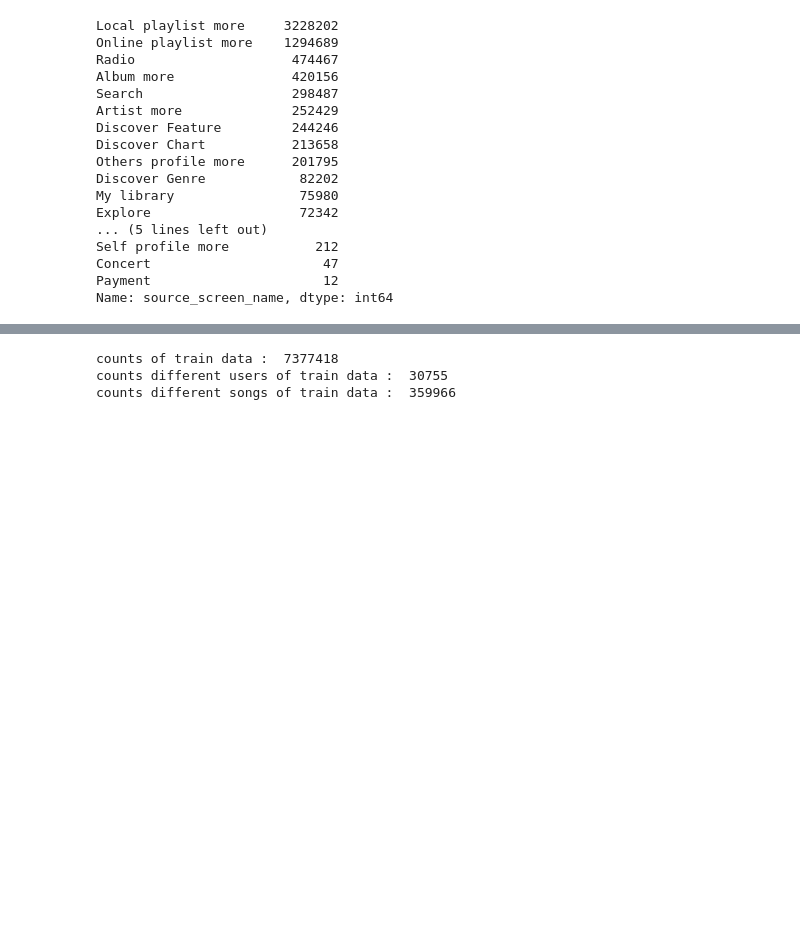
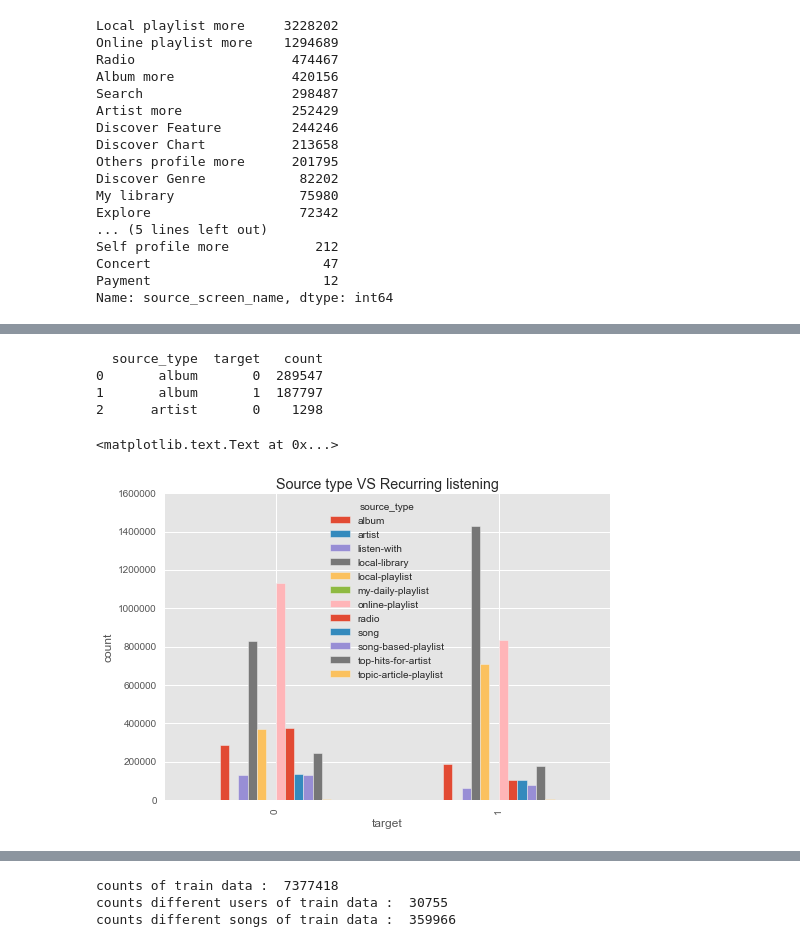
Before and after one commit to yennanliu/KKBox_Music_Recommendation, a Jupyter notebook: notebook/KKBox_Recommend_EDA.ipynb, the cells around one changed output, grey strips where cells are left out. Saved outputs shown, nothing was run; the diff lists cells and outputs as text; code cells hidden in the pictures; blank space fills up the shorter version.

```diff
--- a/notebook/KKBox_Recommend_EDA.ipynb
+++ b/notebook/KKBox_Recommend_EDA.ipynb
@@ -468,0 +582,22 @@ df_train.head(3)
+# %%
+source_type_target=df_train.groupby(['source_type','target'])\
+                          .count()\
+                          .reset_index()[['source_type','target','msno']]
+
+source_type_target.columns = ['source_type','target','count']
+# %%
+pd.pivot_table(source_type_target,
+               index='target',
+               columns='source_type',
+               values='count').plot(kind='bar')
+
+print (source_type_target.head(3))
+plt.ylabel('count')
+plt.title('Source type VS Recurring listening')
+# %% [output]
+  source_type  target   count
+0       album       0  289547
+1       album       1  187797
+2      artist       0    1298
+<matplotlib.text.Text at 0x...>
+[figure, added]
```
Also changed, not shown: parts of 10 cells of this notebook.
